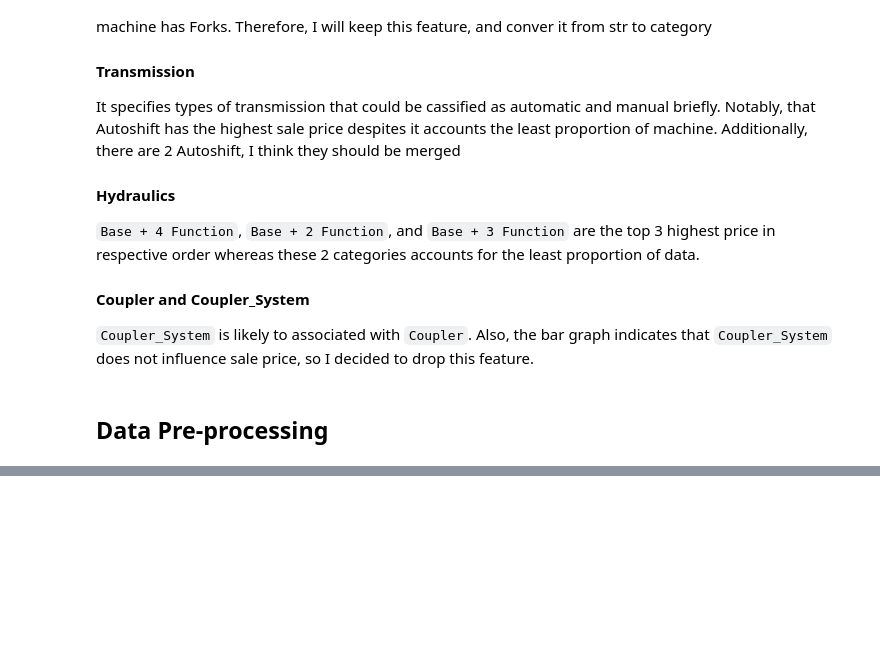
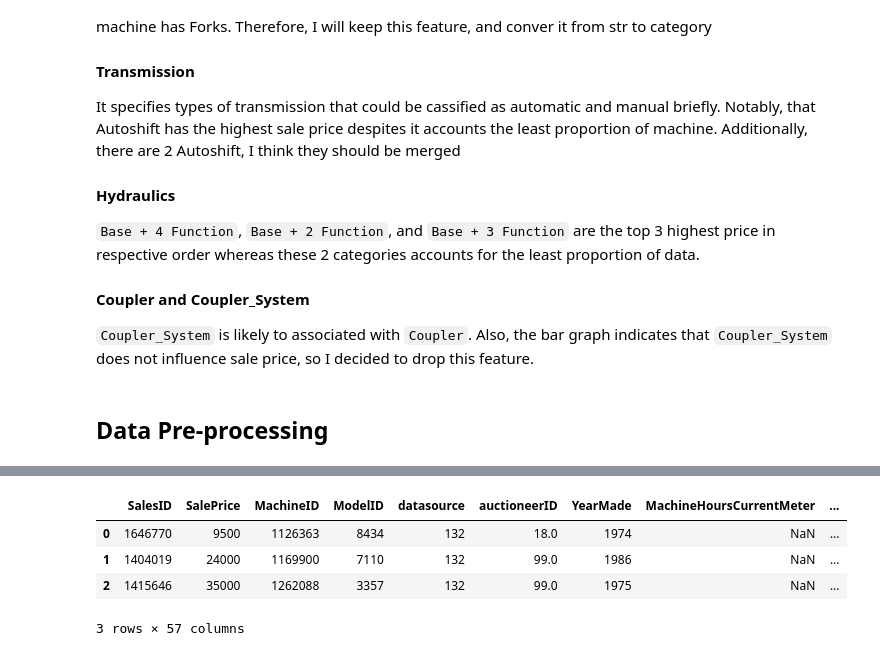
Before and after one commit to Eleanor-git/Regression_Bulldozer, a Jupyter notebook: Bulldozer_price_regression.ipynb, the cells around one changed output, grey strips where cells are left out. Drawn from its saved outputs; the diff is of its cells as text; code cells hidden in the pictures; blank space fills up the shorter version.

```diff
--- a/Bulldozer_price_regression.ipynb
+++ b/Bulldozer_price_regression.ipynb
@@ -495,0 +544,7 @@ train_df[train_df['ModelID'] == 5857]['YearMade']
+# %%
+df['saleYear'] = df['saledate'].dt.year
+df['saleMonth'] = df['saledate'].dt.month
+df['saleDay'] = df['saledate'].dt.day
+df['saleWeekday'] = df['saledate'].dt.dayofweek
+df['saleDayOfYear'] = df['saledate'].dt.dayofyear
+df.iloc[:,9], df.iloc[:,-5:] # checking 'saledate' and the other datetime features
@@ -495,0 +569,11 @@ train_df[train_df['ModelID'] == 5857]['YearMade']
+# %%
+# Removing 'saledate' as we have enriched our dataset with date time features.
+
+df.drop(['saledate'], axis = 1, inplace = True)
+df.head(3)
+# %% [output]
+|  | SalesID | SalePrice | MachineID | ModelID | datasource | auctioneerID | YearMade | MachineHoursCurrentMeter | ... |
+| 0 | 1646770 | 9500 | 1126363 | 8434 | 132 | 18.0 | 1974 | NaN | ... |
+| 1 | 1404019 | 24000 | 1169900 | 7110 | 132 | 99.0 | 1986 | NaN | ... |
+| 2 | 1415646 | 35000 | 1262088 | 3357 | 132 | 99.0 | 1975 | NaN | ... |
+3 rows × 57 columns
```
Also changed, not shown: parts of 32 cells of this notebook.
